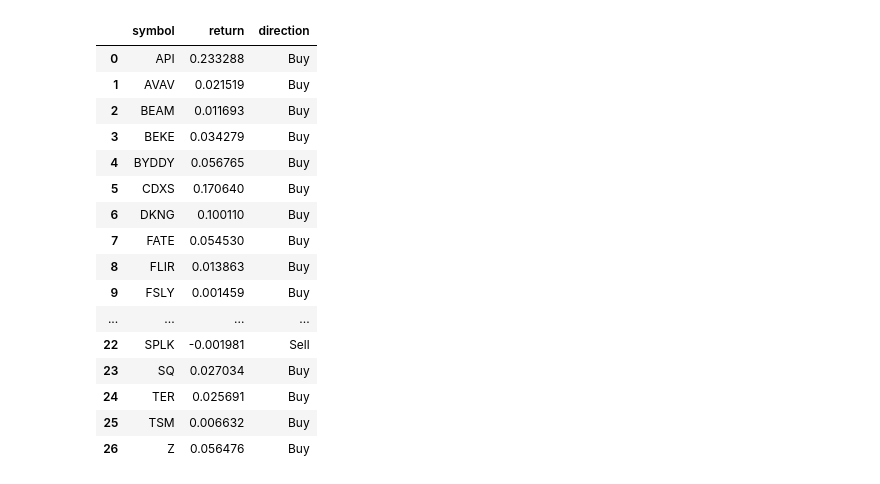
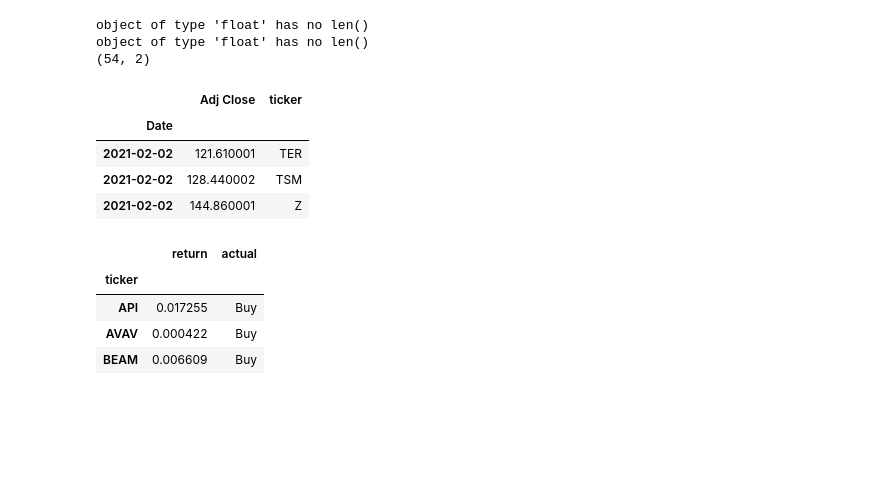
Before and after one commit to rezan21/ark-invest, a Jupyter notebook: ark-trades.ipynb, the cells around one changed output. Cells and saved outputs as stored; diff of their text form; code cells hidden in the pictures; blank space fills up the shorter version.

```diff
--- a/ark-trades.ipynb
+++ b/ark-trades.ipynb
@@ -61,31 +106,45 @@ prices
+# %%
+FUTURE_DATE = datetime.strptime(TRADES_DATE, '%Y-%m-%d') + timedelta(days=DELTA)
+
+# on ark's trades date
+configs = [{"ticker":ticker, "date":TRADES_DATE, "on":"Adj Close"} for ticker in trades["ticker"].unique()]
+# future date
+configs.extend([{"ticker":ticker, "date":FUTURE_DATE, "on":"Adj Close"} for ticker in trades["ticker"].unique()])
+
+prices = [] # list of dfs
+with concurrent.futures.ThreadPoolExecutor(max_workers=3) as executor:
+    prices.extend(executor.map(parallel_fetch_daily_data, configs))
+prices = pd.concat(prices)
+print(prices.shape)
+prices.tail(3)
+# %% [output]
+object of type 'float' has no len()
+object of type 'float' has no len()
+(54, 2)
+|  | Adj Close | ticker |
+| Date |  |  |
+| 2021-02-02 | 121.610001 | TER |
+| 2021-02-02 | 128.440002 | TSM |
+| 2021-02-02 | 144.860001 | Z |
 # %%
 returns = [] # actual price changes
-gg = prices.groupby("symbol")
+gg = prices.groupby("ticker")
 for g in gg.groups:
     gdf = gg.get_group(g)
-    symbol_return = gdf["Adj Close"].pct_change().loc[FUTURE_DATE]
+    if len(gdf)>2:
+        raise ValueError("records exceed 2. can only compare 2 records")
+    ticker_return = gdf["Adj Close"].pct_change().loc[FUTURE_DATE]
     returns.append({
-        "symbol":g,
-        "return":symbol_return,
-        "direction":"Buy" if symbol_return>0 else "Sell"
+        "ticker":g,
+        "return":ticker_return,
+        "actual":"Buy" if ticker_return > 0 else "Sell"
     })
 returns = pd.DataFrame(returns)
-returns
+returns.set_index("ticker", inplace=True)
+returns.head(3)
 # %% [output]
-|  | symbol | return | direction |
-| 0 | API | 0.233288 | Buy |
-| 1 | AVAV | 0.021519 | Buy |
-| 2 | BEAM | 0.011693 | Buy |
-| 3 | BEKE | 0.034279 | Buy |
-| 4 | BYDDY | 0.056765 | Buy |
-| 5 | CDXS | 0.170640 | Buy |
-| 6 | DKNG | 0.100110 | Buy |
-| 7 | FATE | 0.054530 | Buy |
-| 8 | FLIR | 0.013863 | Buy |
-| 9 | FSLY | 0.001459 | Buy |
-| ... | ... | ... | ... |
-| 22 | SPLK | -0.001981 | Sell |
-| 23 | SQ | 0.027034 | Buy |
-| 24 | TER | 0.025691 | Buy |
-| 25 | TSM | 0.006632 | Buy |
-| 26 | Z | 0.056476 | Buy |
+|  | return | actual |
+| ticker |  |  |
+| API | 0.017255 | Buy |
+| AVAV | 0.000422 | Buy |
+| BEAM | 0.006609 | Buy |
```
Also changed, not shown: parts of 14 cells of this notebook, 4 other files.
